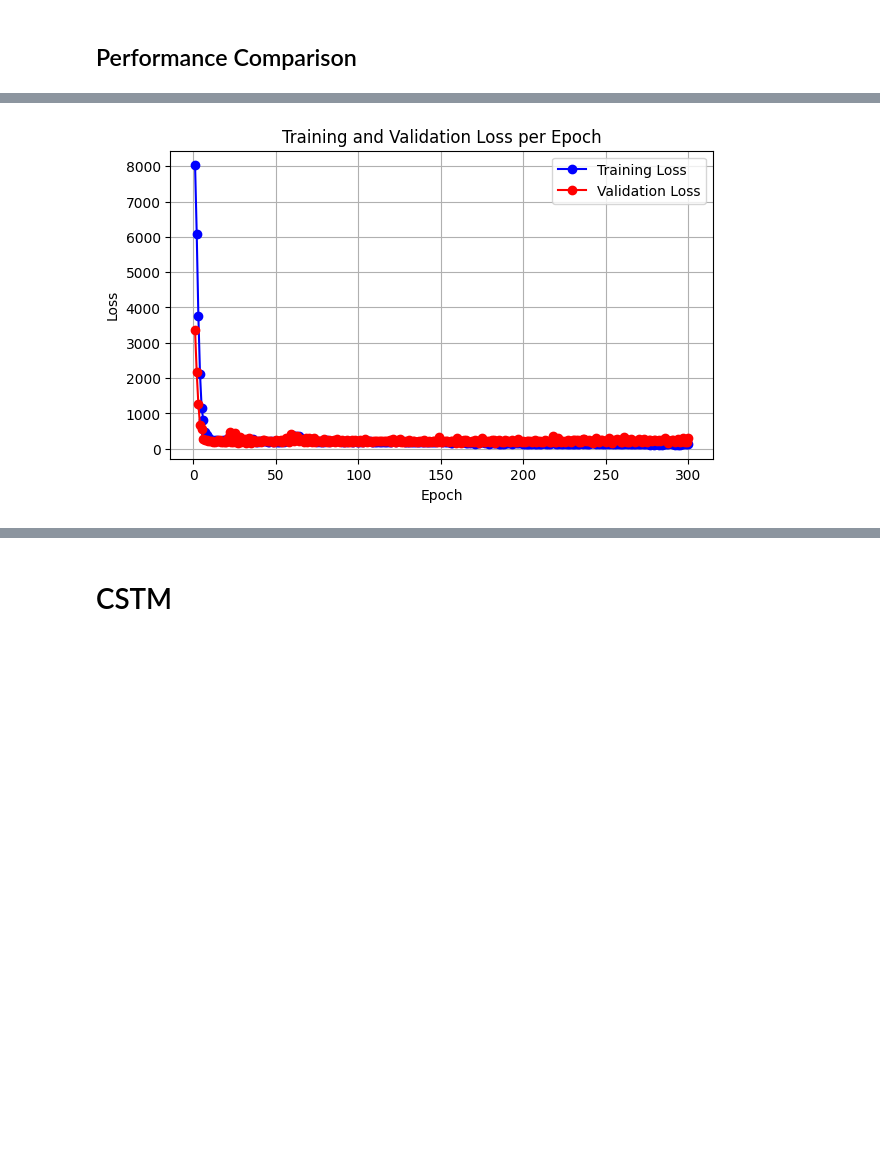
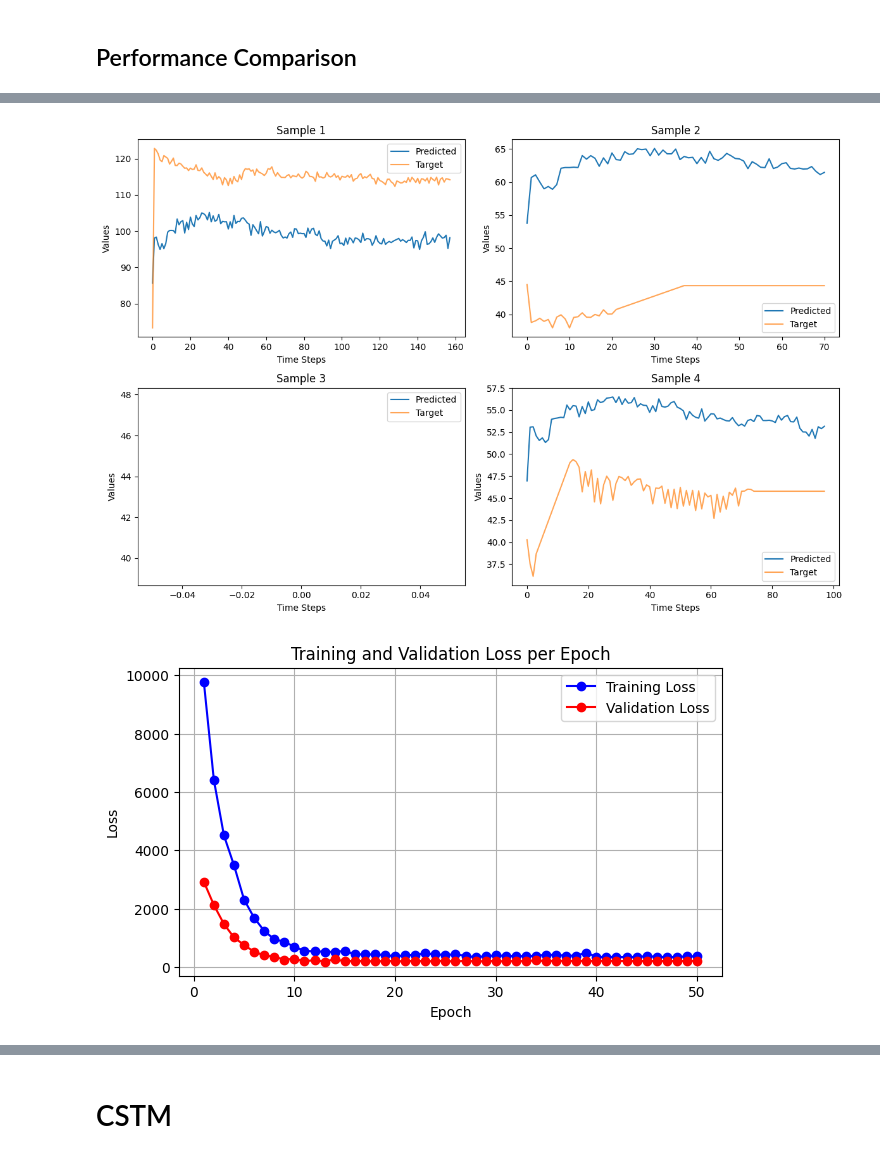
Before and after one commit to VictorH2208/Capstone-CNN, a Jupyter notebook: CNN/torch_cnn.ipynb, the cells around one changed output, grey strips where cells are left out. Drawn from its saved outputs; the diff is of its cells as text; code cells hidden in the pictures; blank space fills up the shorter version.

```diff
--- a/CNN/torch_cnn.ipynb
+++ b/CNN/torch_cnn.ipynb
@@ -101,3 +101,14 @@ def center_pad_sequence(sequence, target_length): # centre pad with same value
 len(center_pad_sequence(train_dataset[0]['Is_bronch'][:1+1], 1470))
 # %% [output]
 1470
+# %%
+def right_pad_sequence(sequence, target_length):
+    current_length = len(sequence)
+    total_padding = target_length - current_length
+    if total_padding <= 0:
+        return sequence
+    pad_after = total_padding
+
+    return np.pad(sequence, (0, pad_after), mode='edge')
+len(right_pad_sequence(train_dataset[0]['Dy_comp'][:1+1], 1470))
+train_dataset[0]['Dy_comp'][:1+1]
@@ -258,19 +329,20 @@ X_combined_test = torch.from_numpy(X_combined_test).float()
 # PyTorch
 # %%
 class EVLPDataset(Dataset):
-    def __init__(self, X_combined, Y):
+    def __init__(self, X_combined, Y, Y_len):
         self.X_combined = X_combined
         self.Y = Y
+        self.Y_len = Y_len
 
     def __len__(self):
         return len(self.Y)
 
     def __getitem__(self, idx):
-        return self.X_combined[idx], self.Y[idx], len(self.Y[idx])
+        return self.X_combined[idx], self.Y[idx], Y_len[idx]
 
-train_loader = DataLoader(EVLPDataset(X_combined, Y), batch_size=32, shuffle=True)
-val_loader = DataLoader(EVLPDataset(X_combined_val, Y_val), batch_size=4, shuffle=False)
-test_loader = DataLoader(EVLPDataset(X_combined_test, Y_test), batch_size=5, shuffle=False)
+train_loader = DataLoader(EVLPDataset(X_combined, Y, Y_len), batch_size=32, shuffle=True)
+val_loader = DataLoader(EVLPDataset(X_combined_val, Y_val, Y_val_len), batch_size=1, shuffle=False)
+test_loader = DataLoader(EVLPDataset(X_combined_test, Y_test, Y_test_len), batch_size=1, shuffle=False)
 # %%
 def train(model, train_loader, val_loader, test_loader, criterion, optimizer, epochs):
     model.train()
@@ -385,9 +512,9 @@ class CNN(nn.Module):
 # %% [markdown]
 ## Performance Comparison
 # %%
-epochs = 300
+epochs = 50
 model = CNN(kernel=3, num_filters=64, num_in_channels=4).to(device)
-optimizer = torch.optim.Adam(model.parameters(), lr=0.001)
+optimizer = torch.optim.Adam(model.parameters(), lr=0.0005)
 criterion = nn.MSELoss()
 
 train(model, train_loader, val_loader, test_loader, criterion, optimizer, epochs)
@@ -398 +527,2 @@ Epoch 300, Training Loss: 127.15486335754395, Validation Loss: 305.4010620117187
-[figure, old version]
+[figure, new version]
+[figure, added]
```
Also changed, not shown: parts of 10 cells of this notebook.
